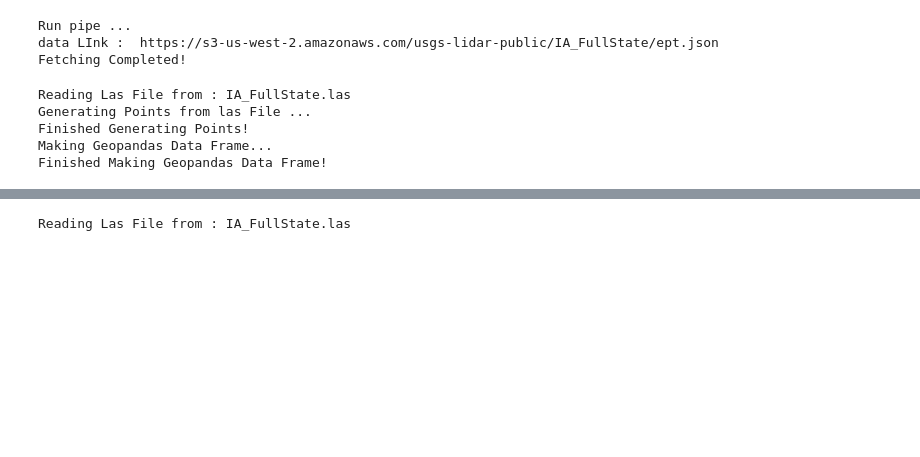
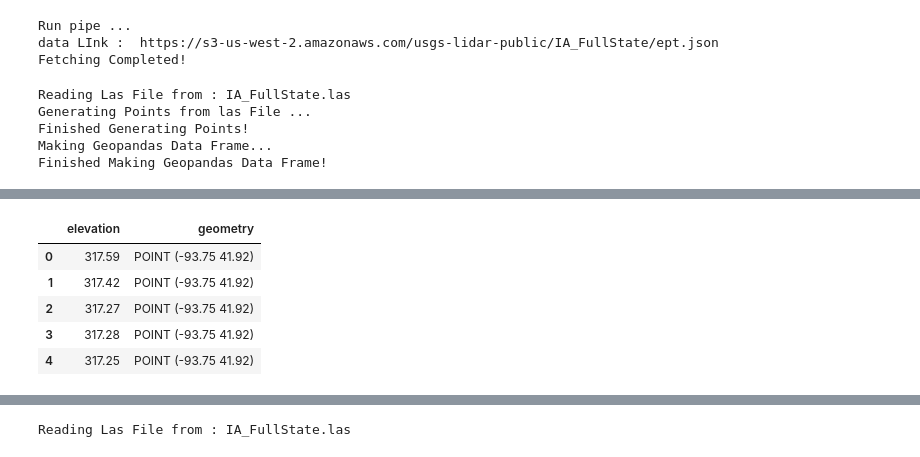
Before and after one commit to Samrawit02/USGS-Lidar-python-package, a Jupyter notebook: notebook/demo.ipynb, the cells around one changed output, grey strips where cells are left out. Saved outputs shown, nothing was run; the diff lists cells and outputs as text; code cells hidden in the pictures; blank space fills up the shorter version.

```diff
--- a/notebook/demo.ipynb
+++ b/notebook/demo.ipynb
@@ -43,0 +50,9 @@ new_result
+# %%
+read_geo_csv.head()
+# %% [output]
+|  | elevation | geometry |
+| 0 | 317.59 | POINT (-93.75 41.92) |
+| 1 | 317.42 | POINT (-93.75 41.92) |
+| 2 | 317.27 | POINT (-93.75 41.92) |
+| 3 | 317.28 | POINT (-93.75 41.92) |
+| 4 | 317.25 | POINT (-93.75 41.92) |
```
Also changed, not shown: parts of 16 cells of this notebook, 14 other files.
